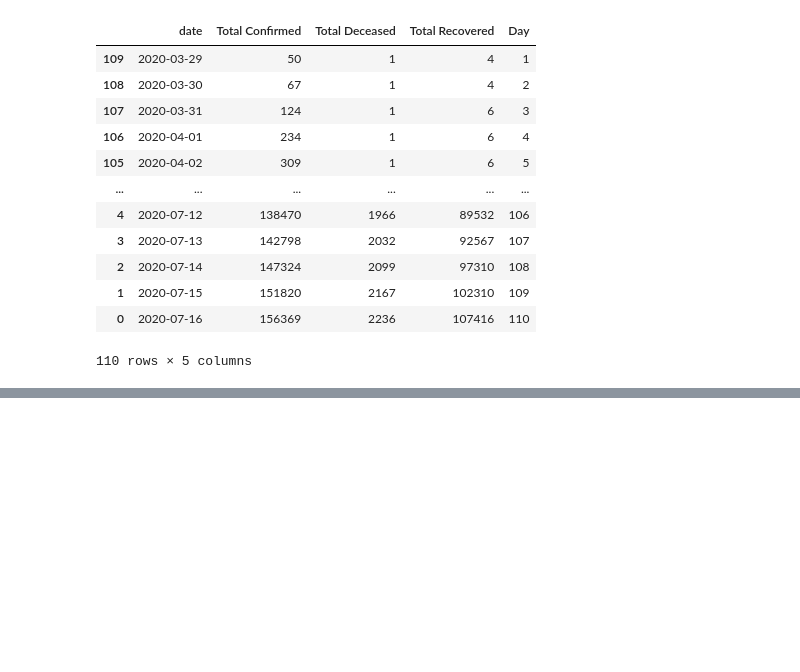
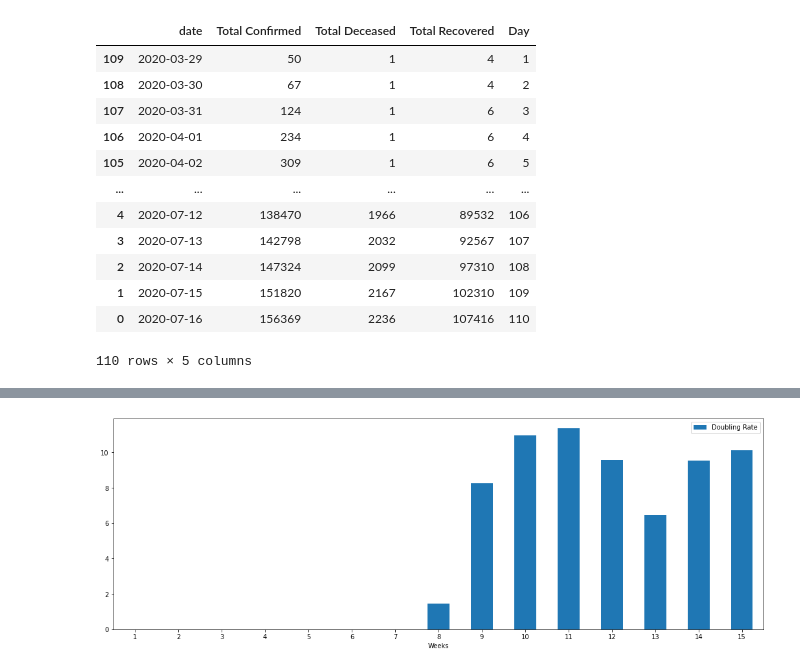
Before and after one commit to skbhere/COVID-19-Case-Forecasting, a Jupyter notebook: 01_TN.ipynb, the cells around one changed output, grey strips where cells are left out. Saved outputs shown, nothing was run; the diff lists cells and outputs as text; code cells hidden in the pictures; blank space fills up the shorter version.

```diff
--- a/01_TN.ipynb
+++ b/01_TN.ipynb
@@ -463,0 +469,16 @@ Text(0, 0.5, 'TN H ')
+# %%
+#Doubling Rate for every 7 days
+T=DF['Total Confirmed']
+Week=range(1,re)
+re = (len(T))//7
+Week=range(1,re)
+T = T. to_numpy()
+T=T.reshape(re,7)
+double =  list ([None]*7)
+n=0
+while n<len(T):
+  v= (7*2) / (T[n][6] / T[n][0])
+  double.append(v)
+  n= n+1
+DRate = pd.DataFrame(list(zip(double, Week)),
+               columns =['DRate', 'Weeks'])
@@ -463,0 +509,4 @@ Text(0, 0.5, 'TN H ')
+# %%
+ax = DRate.plot.bar(x='Weeks', y='DRate', rot=0,figsize=(18,6),label='Doubling Rate' )
+# %% [output]
+[figure, added]
```
Also changed, not shown: parts of 12 cells of this notebook.
